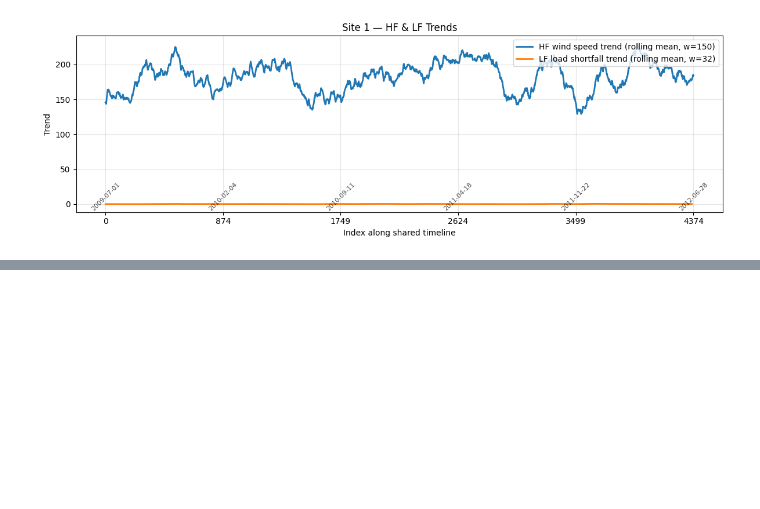
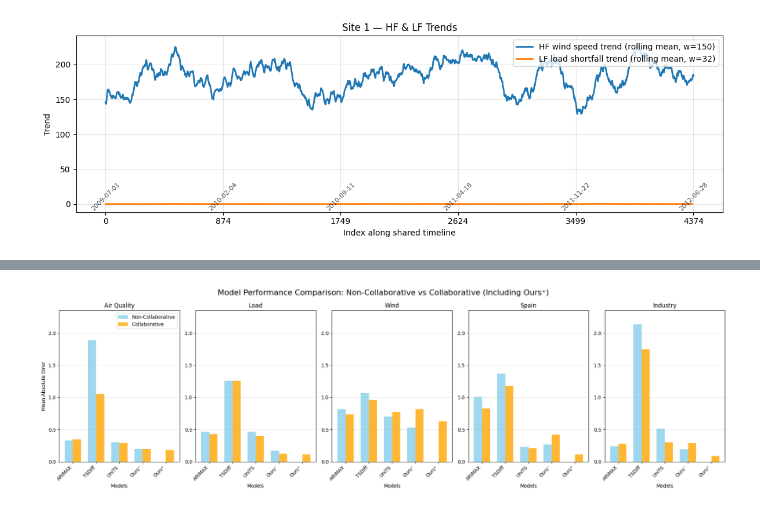
Before and after one commit to arc-arnob/TS-MTL, a Jupyter notebook: notebooks/data_viz.ipynb, the cells around one changed output, grey strips where cells are left out. Drawn from its saved outputs; the diff is of its cells as text; code cells hidden in the pictures; blank space fills up the shorter version.

```diff
--- a/notebooks/data_viz.ipynb
+++ b/notebooks/data_viz.ipynb
@@ -113,0 +371,82 @@ plt.show()
+# %%
+import matplotlib.pyplot as plt
+import numpy as np
+
+# Data from the updated table
+datasets = ['Air Quality', 'Load', 'Wind', 'Spain', 'Industry']
+
+# Non-Collaborative performance
+non_collaborative = {
+    'ARIMAX': [0.33, 0.47, 0.82, 1.01, 0.24],
+    'TSDiff': [1.89, 1.26, 1.07, 1.37, 2.14],
+    'UniTS': [0.30, 0.47, 0.70, 0.23, 0.51],
+    'Ours⁻': [0.20, 0.17, 0.53, 0.27, 0.19]
+}
+
+# Collaborative performance
+collaborative = {
+    'ARIMAX': [0.35, 0.43, 0.74, 0.83, 0.28],
+    'TSDiff': [1.05, 1.26, 0.96, 1.18, 1.75],
+    'UniTS': [0.29, 0.40, 0.77, 0.21, 0.30],
+    'Ours⁻': [0.20, 0.12, 0.82, 0.42, 0.29],
+    'Ours⁺': [0.18, 0.11, 0.63, 0.11, 0.09]
+}
+
+# Create comprehensive comparison plot including Ours+
+fig, axes = plt.subplots(1, len(datasets), figsize=(20, 6))
+
+# Find global min and max for consistent y-axis scaling
+all_values = []
+for model in ['ARIMAX', 'TSDiff', 'UniTS', 'Ours⁻']:
+    all_values.extend(non_collaborative[model])
+    if model == 'TSDiff':
+        all_values.extend(collaborative['TSDiff'])
+    else:
+        all_values.extend(collaborative[model])
+all_values.extend(collaborative['Ours⁺'])
+y_min = 0
+y_max = max(all_values) * 1.1
+
+# Plot for each dataset
+for idx, dataset in enumerate(datasets):
+    ax = axes[idx]
+
+    # Models and their values for this dataset
+    models_nc = ['ARIMAX', 'TSDiff', 'UniTS', 'Ours⁻']
+    models_collab = ['ARIMAX', 'TSDiff', 'UniTS', 'Ours⁻', 'Ours⁺']
+
+    nc_values = [non_collaborative[model][idx] for model in models_nc]
+    collab_values = [collaborative['ARIMAX'][idx], collaborative['TSDiff'][idx],
+                    collaborative['UniTS'][idx], collaborative['Ours⁻'][idx],
+                    collaborative['Ours⁺'][idx]]
+
+    x_nc = np.arange(len(models_nc))
+    x_collab = np.arange(len(models_collab))
+    width = 0.35
+
+    # Plot non-collaborative (offset left)
+    bars1 = ax.bar(x_nc - width/2, nc_values, width,
+                   label='Non-Collaborative' if idx == 0 else "",
+                   alpha=0.8, color='skyblue')
+
+    # Plot collaborative (offset right, include Ours+)
+    bars2 = ax.bar(x_collab + width/2, collab_values, width,
+                   label='Collaborative' if idx == 0 else "",
+                   alpha=0.8, color='orange')
+
+    ax.set_xlabel('Models')
+    ax.set_ylabel('Mean Absolute Error' if idx == 0 else '')
+    ax.set_title(f'{dataset}')
+    ax.set_xticks(x_collab)
+    ax.set_xticklabels(['ARIMAX', 'TSDiff', 'UniTS', 'Ours⁻', 'Ours⁺'], rotation=45, ha='right')
+    ax.set_ylim(y_min, y_max)
+    ax.grid(axis='y', alpha=0.3)
+
+    if idx == 0:
+        ax.legend()
+
+plt.suptitle('Model Performance Comparison: Non-Collaborative vs Collaborative (Including Ours⁺)', fontsize=16)
+plt.tight_layout()
+plt.show()
+# %% [output]
+[figure, added]
```
Also changed, not shown: parts of 5 cells of this notebook, 2 other files.
